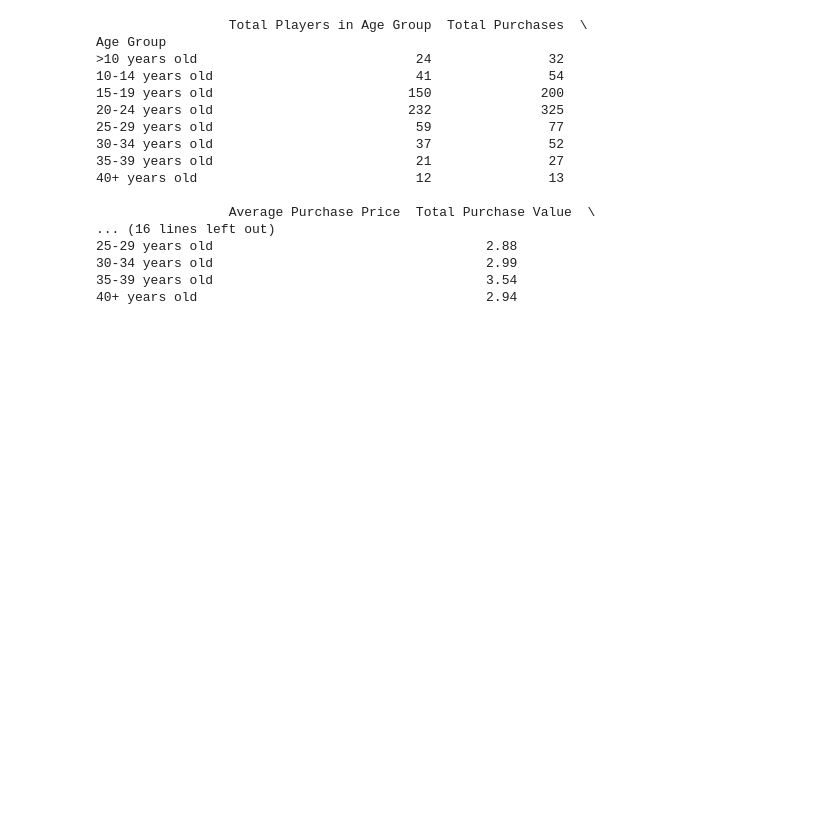
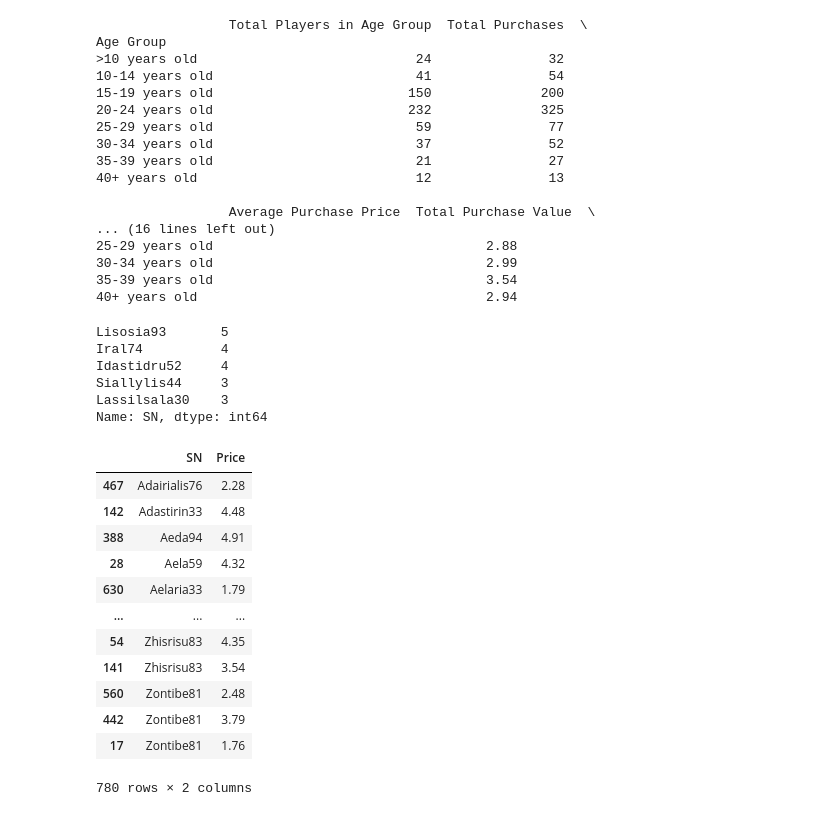
Before and after one commit to efennie/pandas-challenge, a Jupyter notebook: HeroesOfPymoli/main.ipynb, the cells around one changed output. Cells and saved outputs as stored; diff of their text form; code cells hidden in the pictures; blank space fills up the shorter version.

Commit message:
figuring out purchase analysis big spenders

```diff
--- a/HeroesOfPymoli/main.ipynb
+++ b/HeroesOfPymoli/main.ipynb
@@ -375,4 +375,15 @@ Age Group
 40+ years old                                     2.94
 # %%
 #create a df of top_spenders_df and run analysis on purchase count, av purchase price, total purchase value, along with their screen name
-#print(top_spenders_df.head())
+top_spenders_sn_df = purchase_data_df['SN'].value_counts()
+top_spenders_sn_df = top_spenders_sn_df.head(5)
+top_spenders_sn_df
+#top_spenders_df = purchase_data_df.sort_values(by=['Price'])
+#print(top_spenders_df.tail(5))
+# %% [output]
+Lisosia93       5
+Iral74          4
+Idastidru52     4
+Siallylis44     3
+Lassilsala30    3
+Name: SN, dtype: int64
@@ -378,0 +398,18 @@ Age Group
+# %%
+big_spender_purchases = purchase_data_df.loc[:, ["SN", "Price"]]
+big_spender_v = big_spender_purchases.sort_values('SN')
+big_spender_v
+# %% [output]
+|  | SN | Price |
+| 467 | Adairialis76 | 2.28 |
+| 142 | Adastirin33 | 4.48 |
+| 388 | Aeda94 | 4.91 |
+| 28 | Aela59 | 4.32 |
+| 630 | Aelaria33 | 1.79 |
+| ... | ... | ... |
+| 54 | Zhisrisu83 | 4.35 |
+| 141 | Zhisrisu83 | 3.54 |
+| 560 | Zontibe81 | 2.48 |
+| 442 | Zontibe81 | 3.79 |
+| 17 | Zontibe81 | 1.76 |
+780 rows × 2 columns
```
Also changed, not shown: parts of 5 cells of this notebook.
